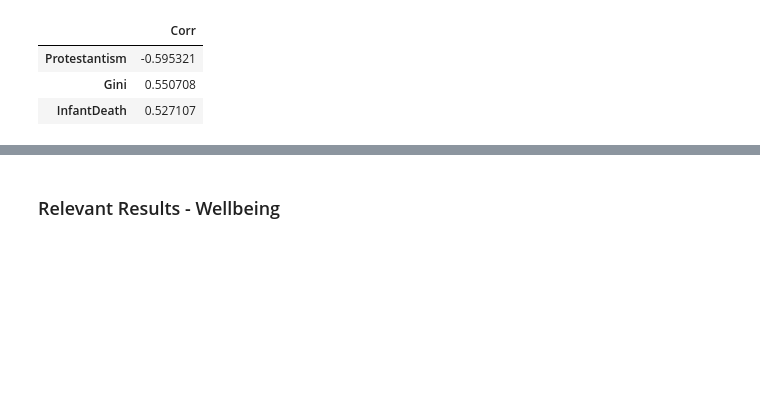
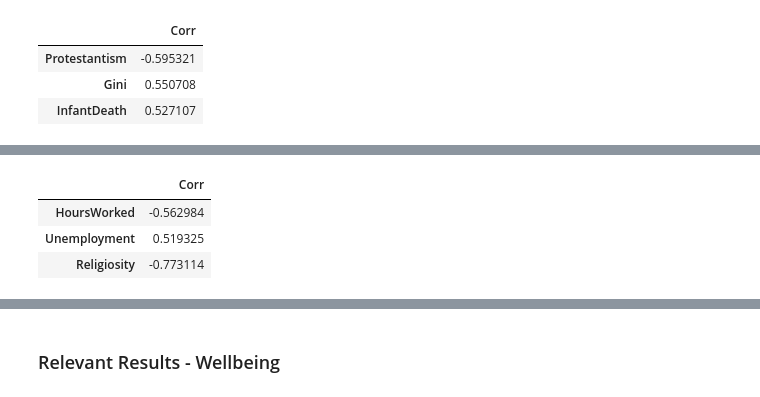
Before and after one commit to JamesIgoe/AzureNotebooks, a Jupyter notebook: OECD_Cross_Correlations.ipynb, the cells around one changed output, grey strips where cells are left out. Cells and saved outputs as stored; diff of their text form; code cells hidden in the pictures; blank space fills up the shorter version.

```diff
--- a/OECD_Cross_Correlations.ipynb
+++ b/OECD_Cross_Correlations.ipynb
@@ -171,0 +182,7 @@ filterForLabels(newList, 'HofstederPowerDx')
+# %%
+filterForLabels(newList, 'HofstederLongtermOrientation')
+# %% [output]
+|  | Corr |
+| HoursWorked | -0.562984 |
+| Unemployment | 0.519325 |
+| Religiosity | -0.773114 |
```
Also changed, not shown: parts of 10 cells of this notebook.
